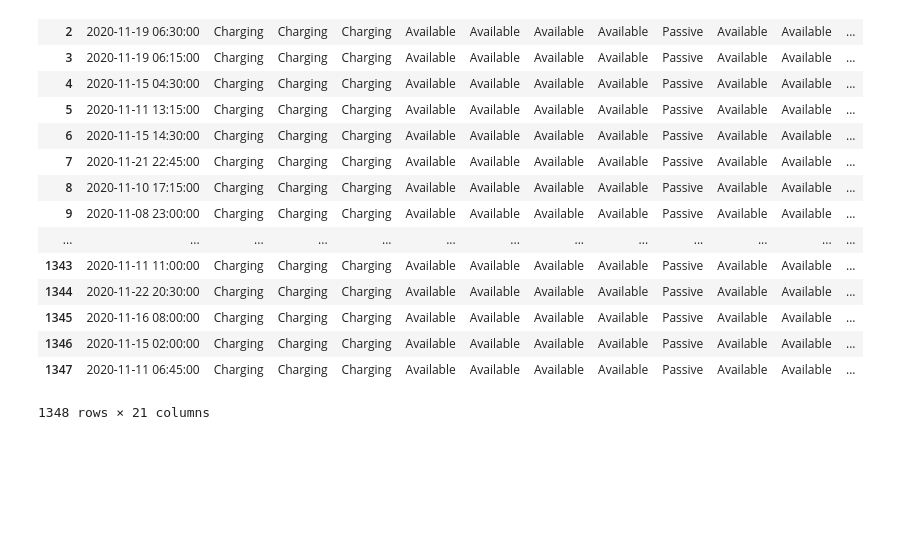
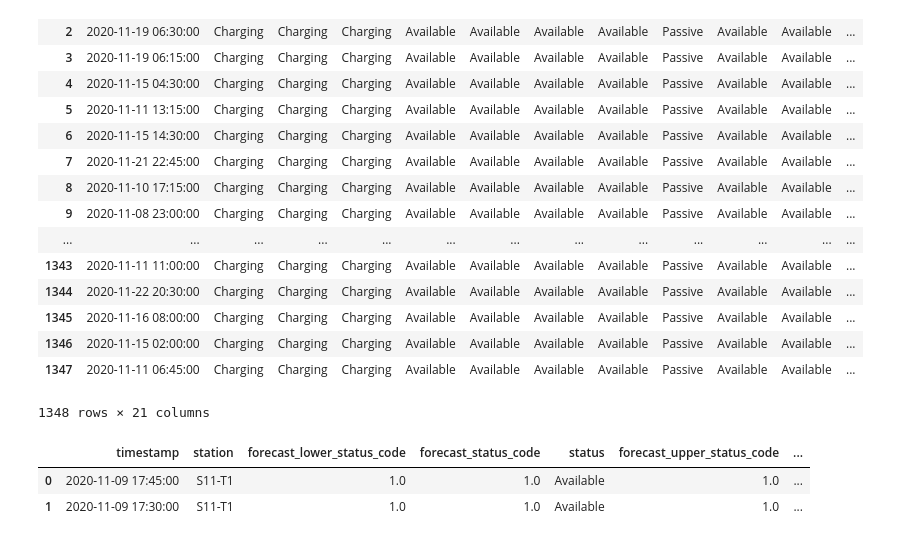
Before and after one commit to jtobelem-simplon/planete-oui-challenge, a Jupyter notebook: ipython_notebooks/jtobelem's Python notebook.ipynb, the cells around one changed output. Cells and saved outputs as stored; diff of their text form; code cells hidden in the pictures; blank space fills up the shorter version.

```diff
--- a/ipython_notebooks/jtobelem's Python notebook.ipynb
+++ b/ipython_notebooks/jtobelem's Python notebook.ipynb
@@ -164,3 +164,11 @@ forecast_by_station_df.rename(lambda x : x.split('_')[0], axis='columns')
 | 1346 | 2020-11-15 02:00:00 | Charging | Charging | Charging | Available | Available | Available | Available | Passive | Available | Available | ... |
 | 1347 | 2020-11-11 06:45:00 | Charging | Charging | Charging | Available | Available | Available | Available | Passive | Available | Available | ... |
 1348 rows × 21 columns
+# %%
+df = dataiku.Dataset("forecast_prepared").get_dataframe()
+# %%
+df.head(2)
+# %% [output]
+|  | timestamp | station | forecast_lower_status_code | forecast_status_code | status | forecast_upper_status_code | ... |
+| 0 | 2020-11-09 17:45:00 | S11-T1 | 1.0 | 1.0 | Available | 1.0 | ... |
+| 1 | 2020-11-09 17:30:00 | S11-T1 | 1.0 | 1.0 | Available | 1.0 | ... |
```
Also changed, not shown: parts of 1 cell of this notebook.
